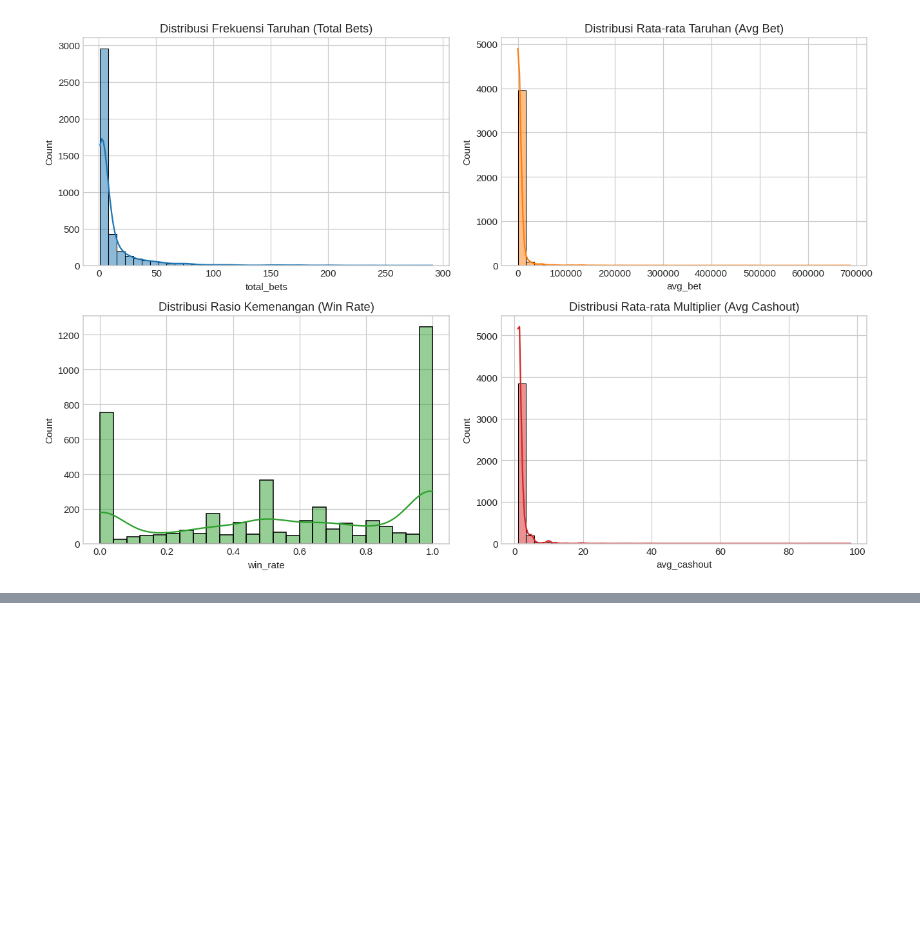
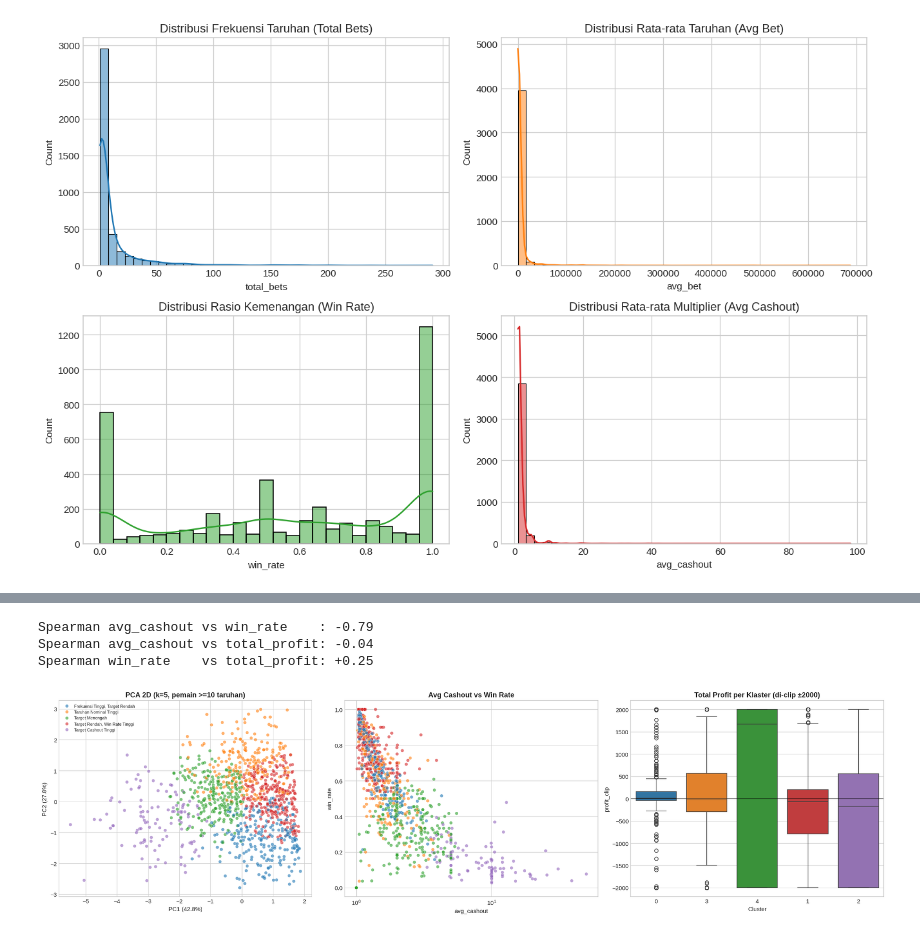
Before and after one commit to januarsyah901/PPD, a Jupyter notebook: UTS/PPD_UTS_Kelompok_4_KMeans_Clustering.ipynb, the cells around one changed output, grey strips where cells are left out. Drawn from its saved outputs; the diff is of its cells as text; code cells hidden in the pictures; blank space fills up the shorter version.

```diff
--- a/UTS/PPD_UTS_Kelompok_4_KMeans_Clustering.ipynb
+++ b/UTS/PPD_UTS_Kelompok_4_KMeans_Clustering.ipynb
@@ -411,0 +318,4 @@ Sesuai ketentuan penugasan CPMK2, pengerjaan dihentikan tepat pada tahap **Model
+# %%
+km5 = KMeans(n_clusters=5, random_state=42, n_init=10).fit(Xs)
+d['Cluster'] = km5.labels_
+print(d['Cluster'].value_counts().sort_index())
@@ -411,0 +354,19 @@ Sesuai ketentuan penugasan CPMK2, pengerjaan dihentikan tepat pada tahap **Model
+# %%
+g = d.groupby('Cluster')
+profile = g[['total_bets', 'avg_bet', 'win_rate', 'avg_cashout', 'total_profit']].median().round(2)
+profile.insert(0, 'n', g.size())
+profile['pct_rugi'] = g['total_profit'].apply(lambda s: (s < 0).mean()).round(2)
+profile['pct_tak_pernah_menang'] = g['win_rate'].apply(lambda s: (s == 0).mean()).round(2)
+profile['mean_total_profit'] = g['total_profit'].mean().round(1)
+
+# Label deskriptif netral, diturunkan dari median (bukan hard-coded per indeks)
+labels = {}
+rest = list(profile.index)
+labels[profile['avg_bet'].idxmax()] = 'Taruhan Nominal Tinggi'; rest.remove(profile['avg_bet'].idxmax())
+hi = profile.loc[rest, 'avg_cashout'].idxmax(); labels[hi] = 'Target Cashout Tinggi'; rest.remove(hi)
+fr = profile.loc[rest, 'total_bets'].idxmax(); labels[fr] = 'Frekuensi Tinggi, Target Rendah'; rest.remove(fr)
+lo, mid = sorted(rest, key=lambda c: profile.loc[c, 'avg_cashout'])
+labels[lo] = 'Target Rendah, Win Rate Tinggi'; labels[mid] = 'Target Menengah'
+profile['label'] = profile.index.map(labels)
+d['Label'] = d['Cluster'].map(labels)
+profile.sort_values('avg_cashout')
@@ -411,0 +381,34 @@ Sesuai ketentuan penugasan CPMK2, pengerjaan dihentikan tepat pada tahap **Model
+# %%
+from scipy.stats import spearmanr
+r_cw = spearmanr(d.avg_cashout, d.win_rate)[0]
+r_cp = spearmanr(d.avg_cashout, d.total_profit)[0]
+r_wp = spearmanr(d.win_rate, d.total_profit)[0]
+print(f'Spearman avg_cashout vs win_rate    : {r_cw:+.2f}')
+print(f'Spearman avg_cashout vs total_profit: {r_cp:+.2f}')
+print(f'Spearman win_rate    vs total_profit: {r_wp:+.2f}')
+# %% [output]
+Spearman avg_cashout vs win_rate    : -0.79
+Spearman avg_cashout vs total_profit: -0.04
+Spearman win_rate    vs total_profit: +0.25
+# %%
+pal = sns.color_palette('tab10', 5)
+pca = PCA(n_components=2, random_state=42)
+co = pca.fit_transform(Xs)
+fig, axes = plt.subplots(1, 3, figsize=(20, 5.5))
+
+sns.scatterplot(x=co[:, 0], y=co[:, 1], hue=d['Label'], palette=pal, alpha=.6, s=30, ax=axes[0])
+axes[0].set_title('PCA 2D (k=5, pemain >=10 taruhan)', fontweight='bold')
+axes[0].set_xlabel(f'PC1 ({pca.explained_variance_ratio_[0]*100:.1f}%)')
+axes[0].set_ylabel(f'PC2 ({pca.explained_variance_ratio_[1]*100:.1f}%)')
+axes[0].legend(fontsize=7)
+
+sns.scatterplot(data=d, x='avg_cashout', y='win_rate', hue='Label', palette=pal, alpha=.6, s=30, ax=axes[1], legend=False)
+axes[1].set_xscale('log'); axes[1].set_title('Avg Cashout vs Win Rate', fontweight='bold')
+
+order = profile.sort_values('avg_cashout').index
+dd = d.assign(profit_clip=d.total_profit.clip(-2000, 2000))
+sns.boxplot(data=dd, x='Cluster', y='profit_clip', order=order, palette=pal, ax=axes[2])
+axes[2].axhline(0, color='k', lw=.8); axes[2].set_title('Total Profit per Klaster (di-clip ±2000)', fontweight='bold')
+plt.tight_layout(); plt.show()
+# %% [output]
+[figure, added]
```
Also changed, not shown: parts of 32 cells of this notebook, 3 other files.
